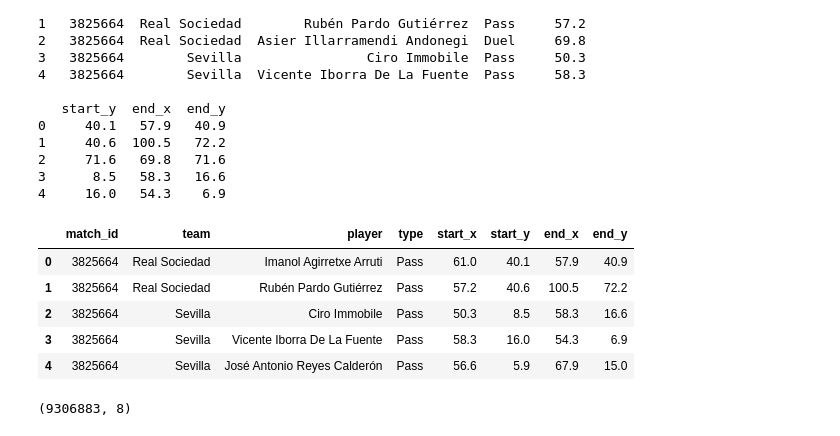
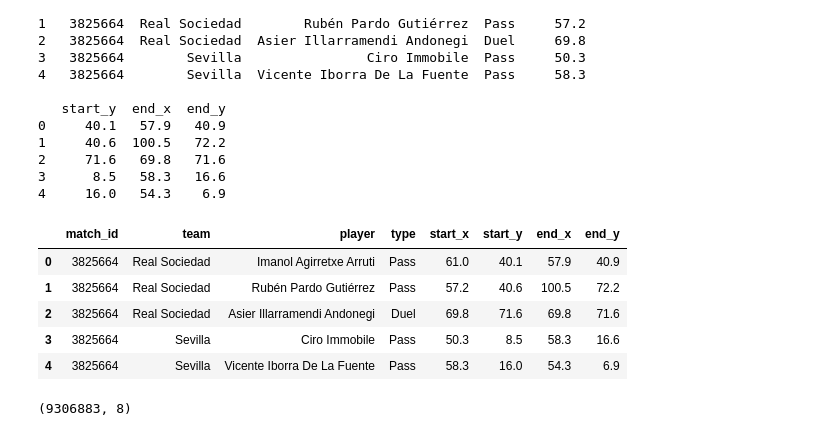
Before and after one commit to doperjerr/G2_MiniProject_Part2_BigData_ML, a Jupyter notebook: G2_MiniProject_Part2_BigData_ML.ipynb, the cells around one changed output. Cells and saved outputs as stored; diff of their text form; code cells hidden in the pictures.

```diff
--- a/G2_MiniProject_Part2_BigData_ML.ipynb
+++ b/G2_MiniProject_Part2_BigData_ML.ipynb
@@ -223,14 +223,14 @@ print(df_all_movements.head())
 3      8.5   58.3   16.6
 4     16.0   54.3    6.9
 # %%
-df_movements.head()
+df_all_movements.head()
 # %% [output]
 |  | match_id | team | player | type | start_x | start_y | end_x | end_y |
 | 0 | 3825664 | Real Sociedad | Imanol Agirretxe Arruti | Pass | 61.0 | 40.1 | 57.9 | 40.9 |
 | 1 | 3825664 | Real Sociedad | Rubén Pardo Gutiérrez | Pass | 57.2 | 40.6 | 100.5 | 72.2 |
-| 2 | 3825664 | Sevilla | Ciro Immobile | Pass | 50.3 | 8.5 | 58.3 | 16.6 |
-| 3 | 3825664 | Sevilla | Vicente Iborra De La Fuente | Pass | 58.3 | 16.0 | 54.3 | 6.9 |
-| 4 | 3825664 | Sevilla | José Antonio Reyes Calderón | Pass | 56.6 | 5.9 | 67.9 | 15.0 |
+| 2 | 3825664 | Real Sociedad | Asier Illarramendi Andonegi | Duel | 69.8 | 71.6 | 69.8 | 71.6 |
+| 3 | 3825664 | Sevilla | Ciro Immobile | Pass | 50.3 | 8.5 | 58.3 | 16.6 |
+| 4 | 3825664 | Sevilla | Vicente Iborra De La Fuente | Pass | 58.3 | 16.0 | 54.3 | 6.9 |
 # %%
 df_all_movements.shape
 # %% [output]
```
Also changed, not shown: parts of 7 cells of this notebook.
